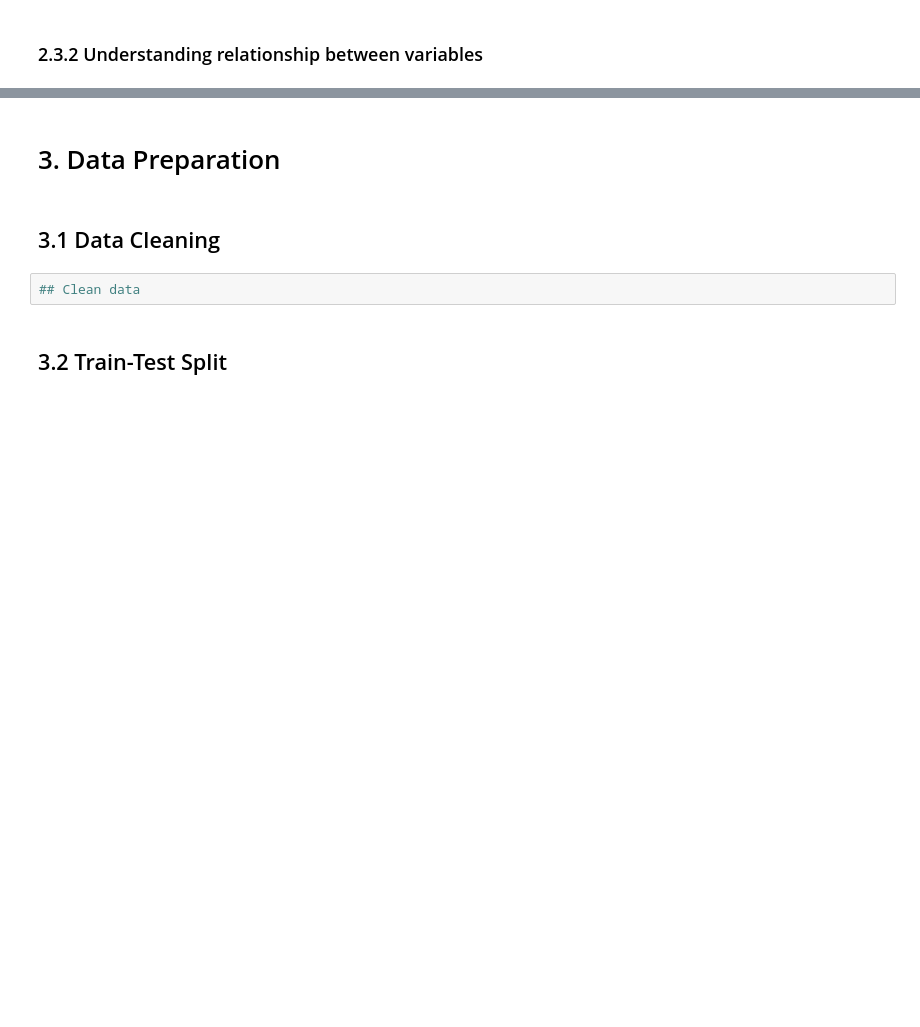
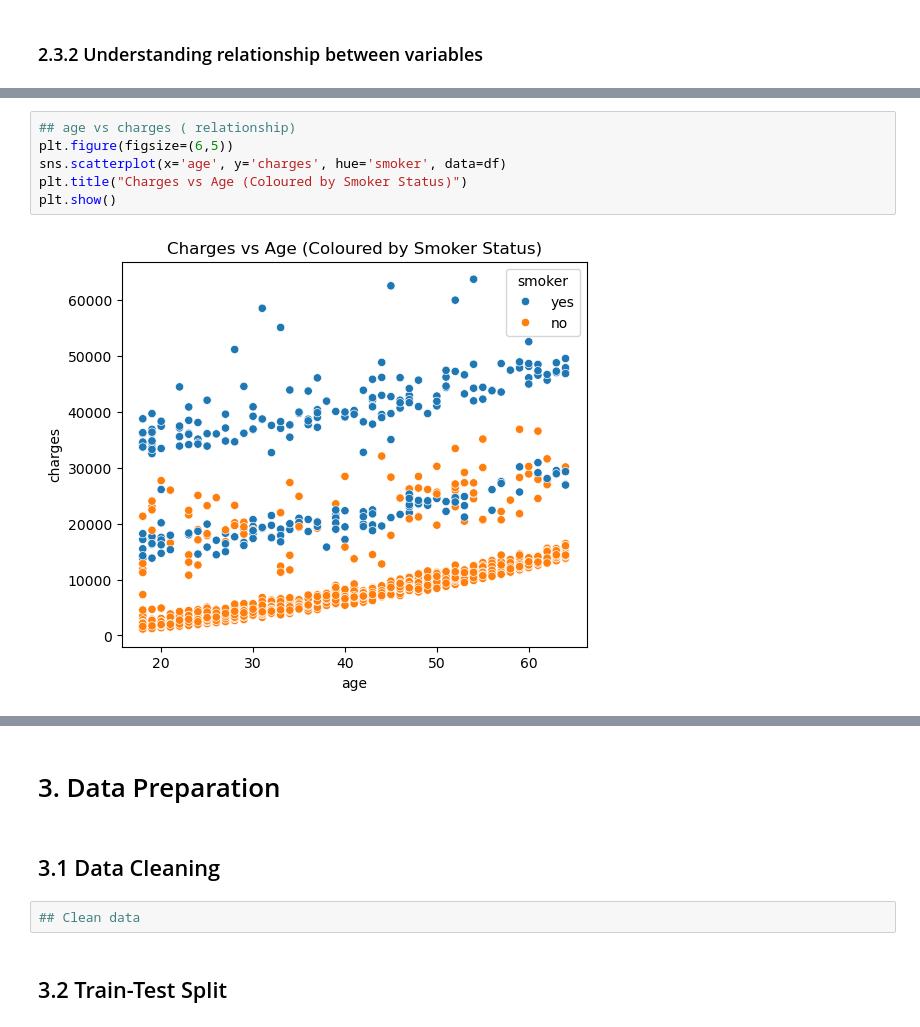
Before and after one commit to shazz-a/mldp-medical-charges, a Jupyter notebook: mldp_submission.ipynb, the cells around one changed output, grey strips where cells are left out. Drawn from its saved outputs; the diff is of its cells as text; blank space fills up the shorter version.

```diff
--- a/mldp_submission.ipynb
+++ b/mldp_submission.ipynb
@@ -80,0 +171,8 @@ Goal: Insurers can better estimate costs and set costs more fairly. Customers ca
+# %%
+## age vs charges ( relationship)
+plt.figure(figsize=(6,5))
+sns.scatterplot(x='age', y='charges', hue='smoker', data=df)
+plt.title("Charges vs Age (Coloured by Smoker Status)")
+plt.show()
+# %% [output]
+[figure, added]
```
Also changed, not shown: parts of 17 cells of this notebook.
